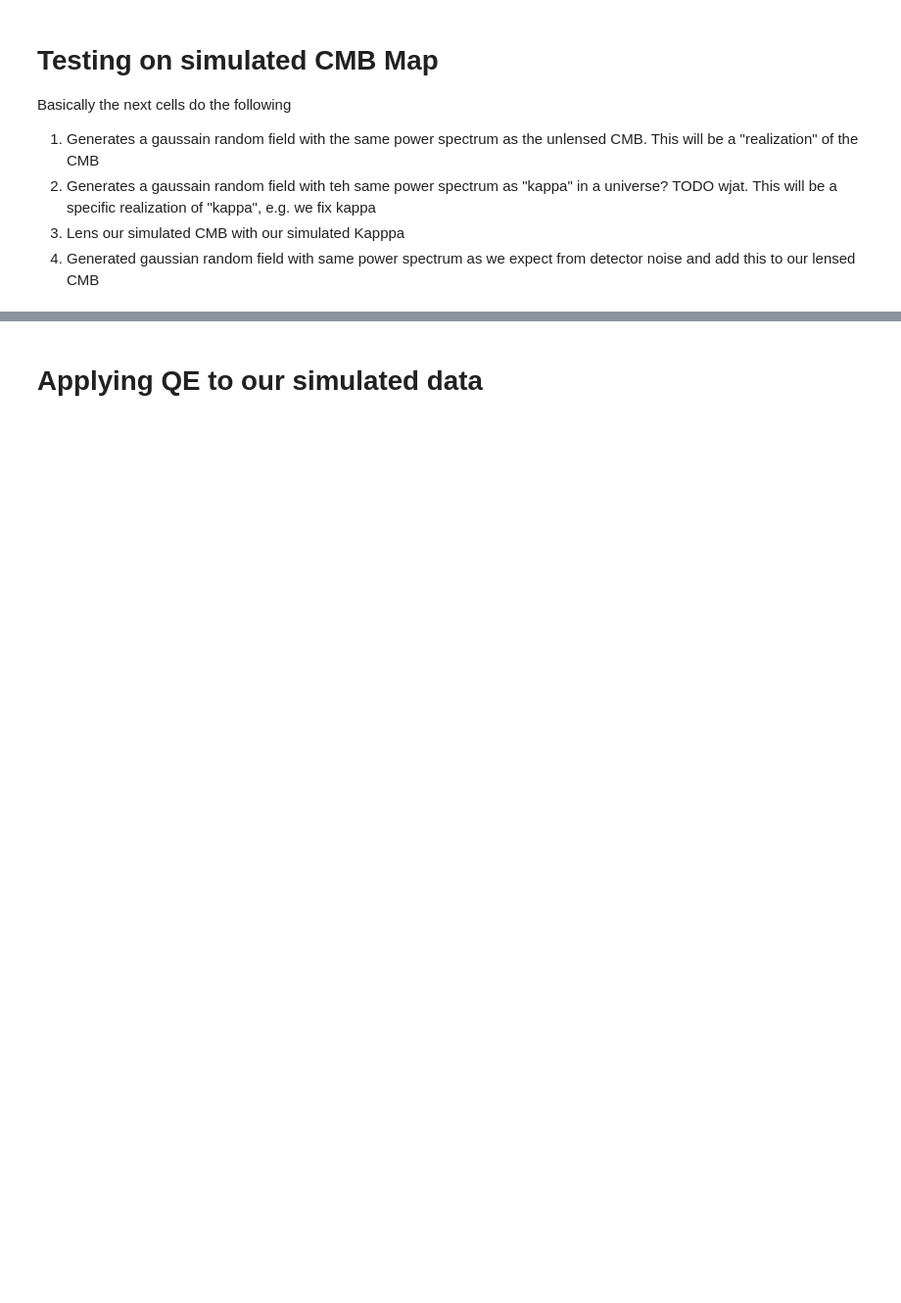
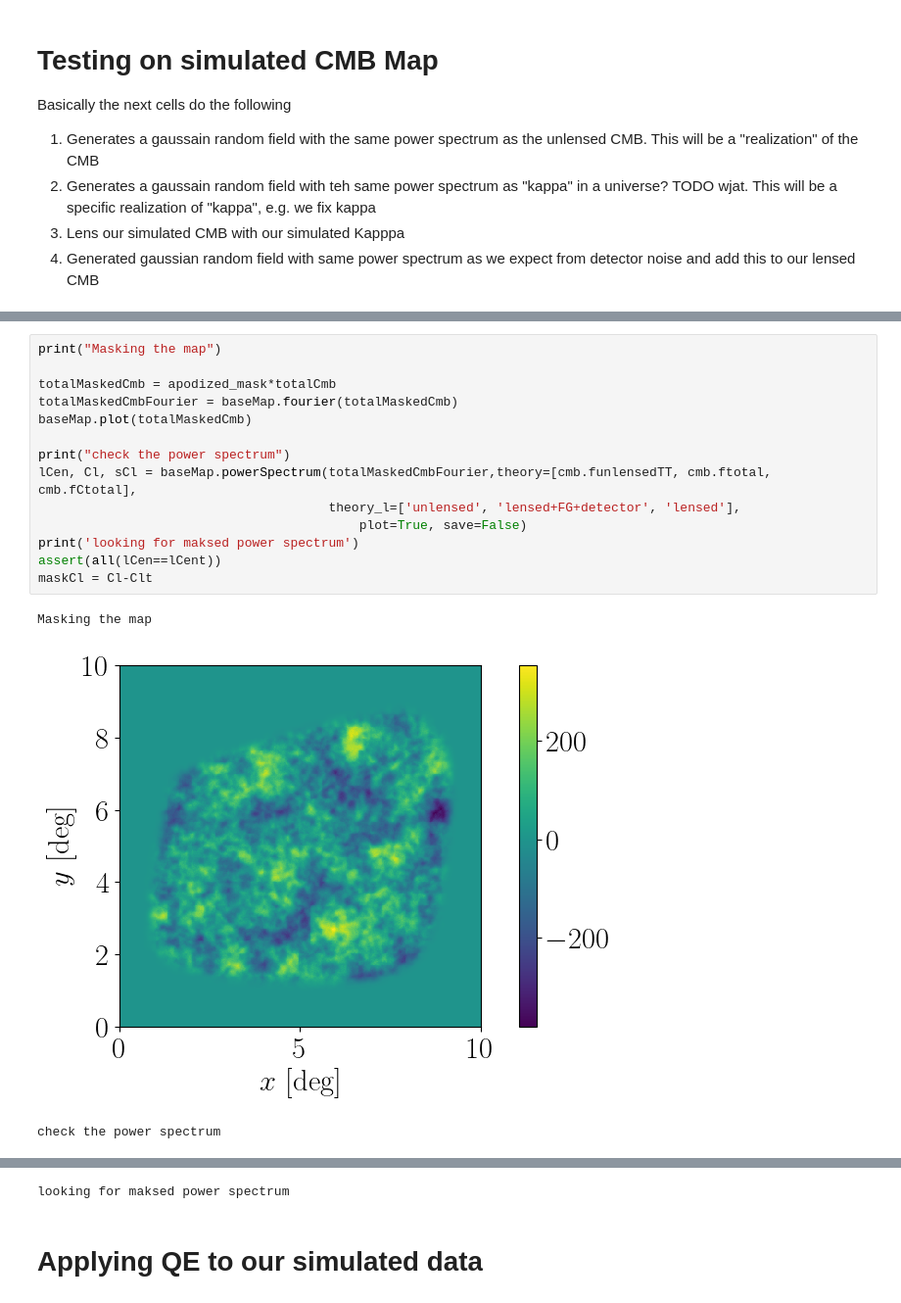
Before and after one commit to EmmanuelSchaan/LensQuEst, a Jupyter notebook: dev/scratch.ipynb, the cells around one changed output, grey strips where cells are left out. Shown at 98% size. Drawn from its saved outputs; the diff is of its cells as text; blank space fills up the shorter version.

```diff
--- a/dev/scratch.ipynb
+++ b/dev/scratch.ipynb
@@ -161,0 +185,18 @@ check the power spectrum
+# %%
+print("Masking the map")
+
+totalMaskedCmb = apodized_mask*totalCmb
+totalMaskedCmbFourier = baseMap.fourier(totalMaskedCmb)
+baseMap.plot(totalMaskedCmb)
+
+print("check the power spectrum")
+lCen, Cl, sCl = baseMap.powerSpectrum(totalMaskedCmbFourier,theory=[cmb.funlensedTT, cmb.ftotal, cmb.fCtotal],
+                                      theory_l=['unlensed', 'lensed+FG+detector', 'lensed'],
+                                          plot=True, save=False)
+print('looking for maksed power spectrum')
+assert(all(lCen==lCent))
+maskCl = Cl-Clt
+# %% [output]
+Masking the map
+[figure, added]
+check the power spectrum
@@ -162,3 +204,4 @@ check the power spectrum
+looking for maksed power spectrum
 # %% [markdown]
 # Applying QE to our simulated data
 # %%
```
Also changed, not shown: parts of 17 cells of this notebook, 4 other files.
